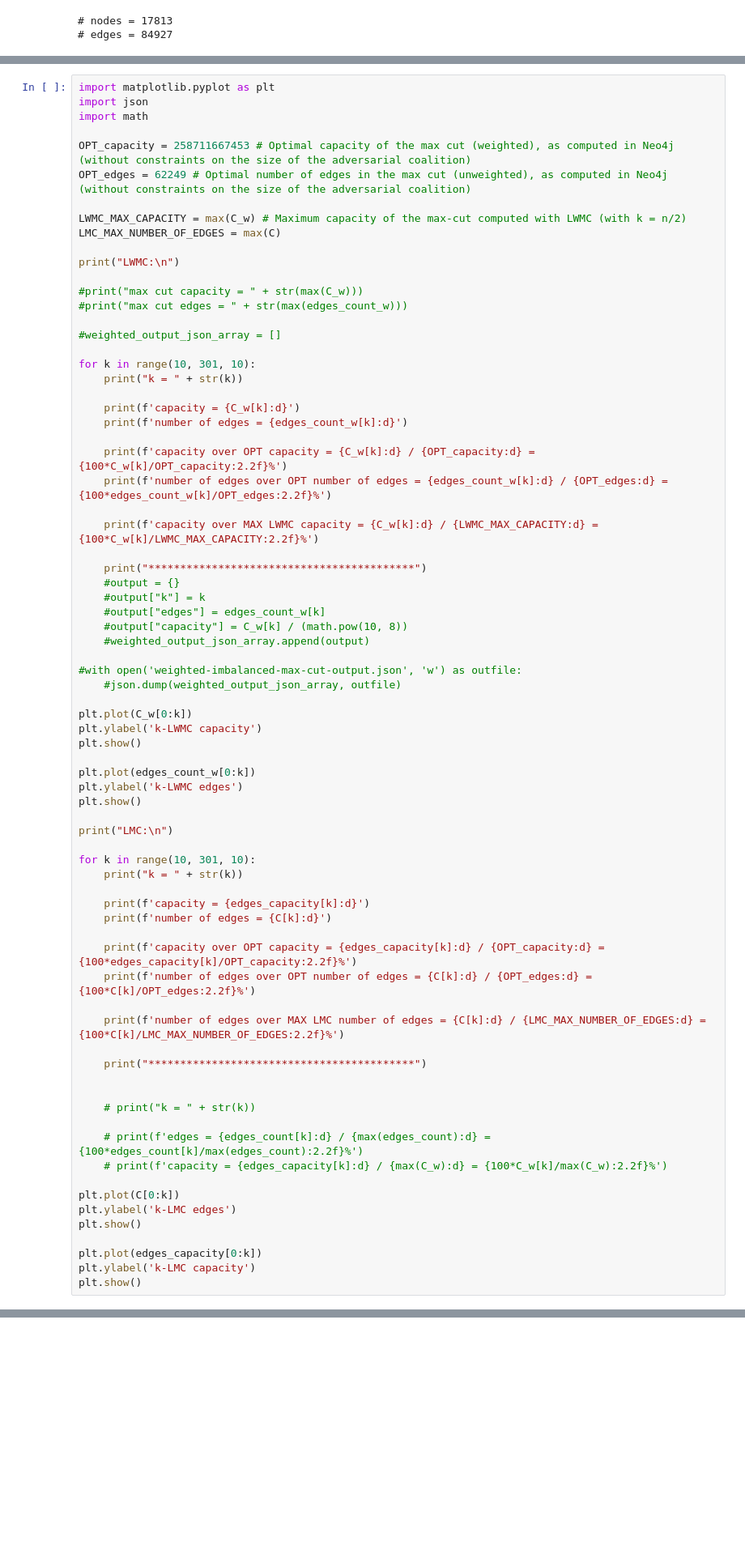
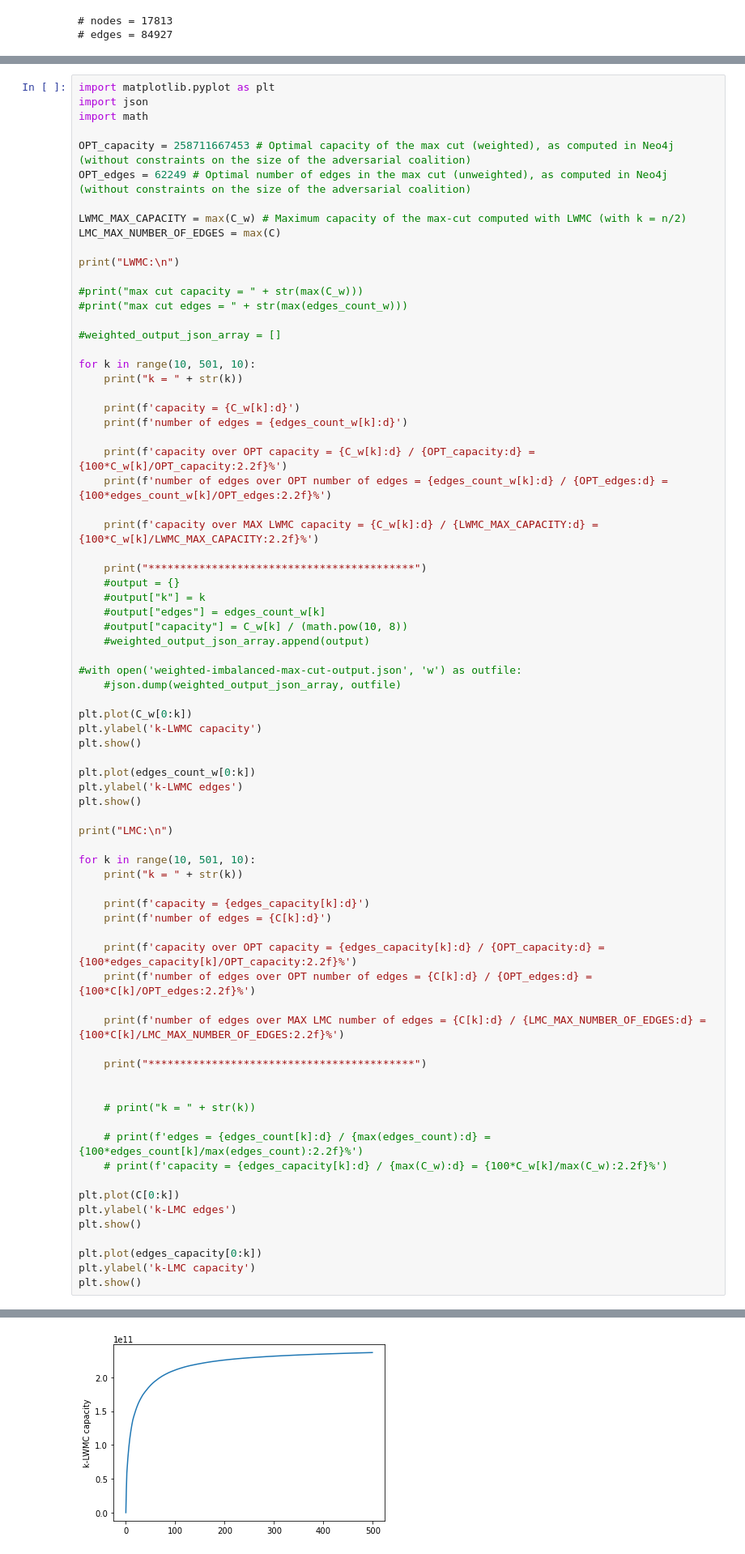
Before and after one commit to CosimoSguanci/Mass-Exit-Attacks-on-LN, a Jupyter notebook: max-cut/imbalanced-max-cut.ipynb, the cells around one changed output, grey strips where cells are left out. Shown at 81% size. Drawn from its saved outputs; the diff is of its cells as text; blank space fills up the shorter version.

```diff
--- a/max-cut/imbalanced-max-cut.ipynb
+++ b/max-cut/imbalanced-max-cut.ipynb
@@ -184,7 +183,7 @@ print("LWMC:\n")
 
 #weighted_output_json_array = []
 
-for k in range(10, 301, 10):
+for k in range(10, 501, 10):
     print("k = " + str(k))
 
     print(f'capacity = {C_w[k]:d}')
@@ -215,7 +214,7 @@ plt.show()
 
 print("LMC:\n")
 
-for k in range(10, 301, 10):
+for k in range(10, 501, 10):
     print("k = " + str(k))
 
     print(f'capacity = {edges_capacity[k]:d}')
@@ -245,0 +261 @@ NameError: name 'C_w' is not defined
+[figure, added]
```
Also changed, not shown: parts of 2 cells of this notebook.
